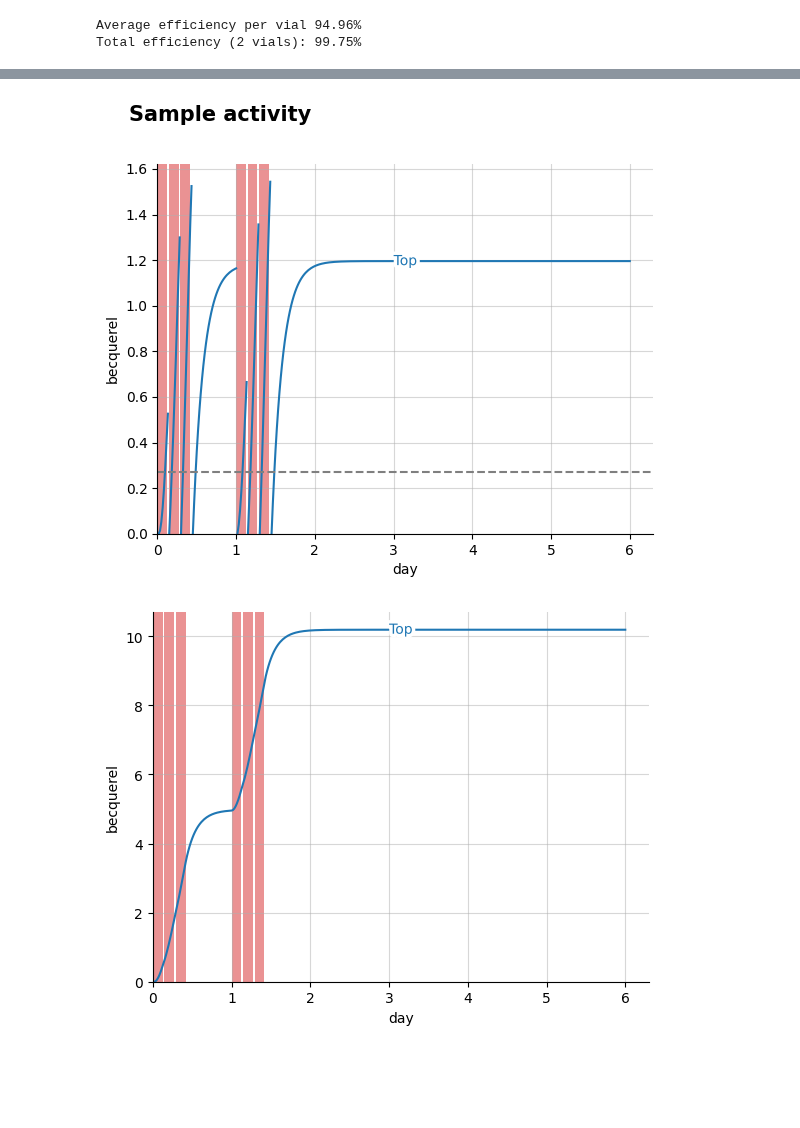
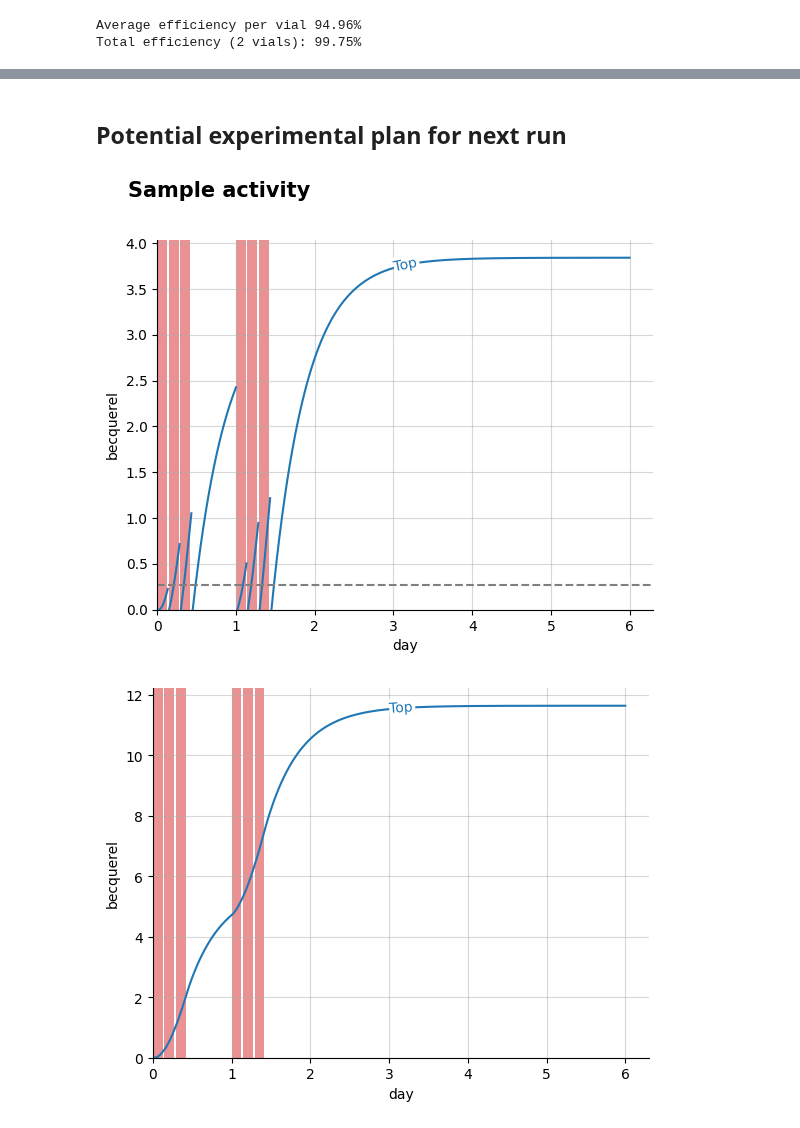
Before and after one commit to LIBRA-project/BABY-100-mL-runs, a Jupyter notebook: baby_run_3.ipynb, the cells around one changed output, grey strips where cells are left out. Drawn from its saved outputs; the diff is of its cells as text; code cells hidden in the pictures; blank space fills up the shorter version.

```diff
--- a/baby_run_3.ipynb
+++ b/baby_run_3.ipynb
@@ -113,9 +135,10 @@ def replace_water(sample_activity, time, replacement_times=None):
 
         # insert nan value to induce a line break in plots
         if indices[0].size > 0:
-
             first_index = indices[0][0]
-            sample_activity_changed = np.insert(sample_activity_changed, first_index, np.nan * ureg.Bq)
+            sample_activity_changed = np.insert(
+                sample_activity_changed, first_index, np.nan * ureg.Bq
+            )
             times_changed = np.insert(times_changed, first_index, np.nan * ureg.day)
 
     return sample_activity_changed, times_changed
@@ -332,3 +480,5 @@ plt.legend(handles=[s])
+# %% [markdown]
+## Potential experimental plan for next run
 # %%
 new_baby_model = Model(
     radius=baby_radius,
@@ -336,12 +486,8 @@ new_baby_model = Model(
     TBR=baby_model.TBR,
 )
 
-new_baby_model.k_top *= mass_transport_coeff_factor
-new_baby_model.k_wall *= mass_transport_coeff_factor
-
-# new_baby_model.number_days = 2 * ureg.day
-# new_baby_model.exposure_time = 5 * ureg.hour
-# new_baby_model.resting_time = 1 * ureg.hour
+new_baby_model.k_top = baby_model.k_top
+new_baby_model.k_wall = baby_model.k_wall
 
 exposure_time = 3 * ureg.hour
 resting_time = 0.5 * ureg.hour
@@ -350,26 +496,42 @@ irradiations = []
 for day in range(2):
     irradiations.append([day * ureg.day, day * ureg.day + exposure_time])
     while irradiations[-1][-1] + cycle_time < day * ureg.day + 12 * ureg.hour:
-        irradiation_start = irradiations[-1][-1]  + resting_time
+        irradiation_start = irradiations[-1][-1] + resting_time
         irradiation_stop = irradiation_start + exposure_time
-        irradiations.append([
-            irradiation_start,
-            irradiation_stop
-        ])
+        irradiations.append([irradiation_start, irradiation_stop])
 new_baby_model.irradiations = irradiations
 new_baby_model.neutron_rate = baby_model.neutron_rate
 new_baby_model.dt = baby_model.dt
 new_baby_model.run(6 * ureg.day)
 # %%
-replacement_times = [irr[0] for irr in new_baby_model.irradiations[1:]] # before each irradiation
-replacement_times.append(3*cycle_time)  # after the third cycle of day 1
-replacement_times.append(1 * ureg.day + 3*cycle_time)  # after the third cycle of day 2
+replacement_times = [
+    irr[0] for irr in new_baby_model.irradiations[1:]
+]  # before each irradiation
+replacement_times.append(3 * cycle_time)  # after the third cycle of day 1
+replacement_times.append(
+    1 * ureg.day + 3 * cycle_time
+)  # after the third cycle of day 2
 
-avg_background = (background_1+background_2)/2
+avg_background = (background_1 + background_2) / 2
 
-plot_model(new_baby_model, irradiation=new_baby_model.irradiations, replace_vials=replacement_times, walls=False, detection_limit=avg_background, subtitle=False)
+plot_model(
+    new_baby_model,
+    irradiation=new_baby_model.irradiations,
+    replace_vials=replacement_times,
+    walls=False,
+    detection_limit=avg_background,
+    subtitle=False,
+)
 plt.figure()
-plot_model(new_baby_model, irradiation=new_baby_model.irradiations, replace_vials=False, walls=False, detection_limit=None, subtitle=False, title=False)
+plot_model(
+    new_baby_model,
+    irradiation=new_baby_model.irradiations,
+    replace_vials=False,
+    walls=False,
+    detection_limit=None,
+    subtitle=False,
+    title=False,
+)
 # %% [output]
-[figure, old version]
+[figure, new version]
-[figure, old version]
+[figure, new version]
```
Also changed, not shown: parts of 11 cells of this notebook.
